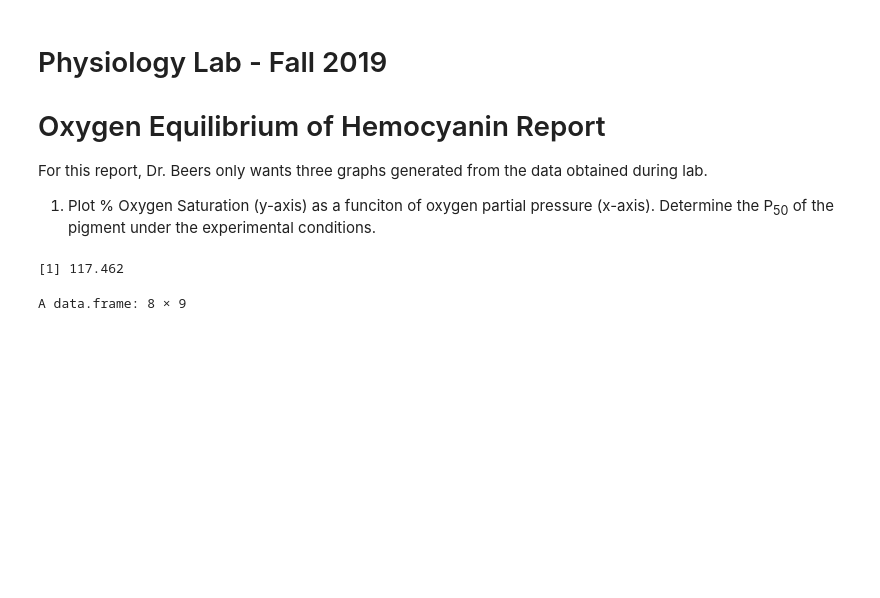
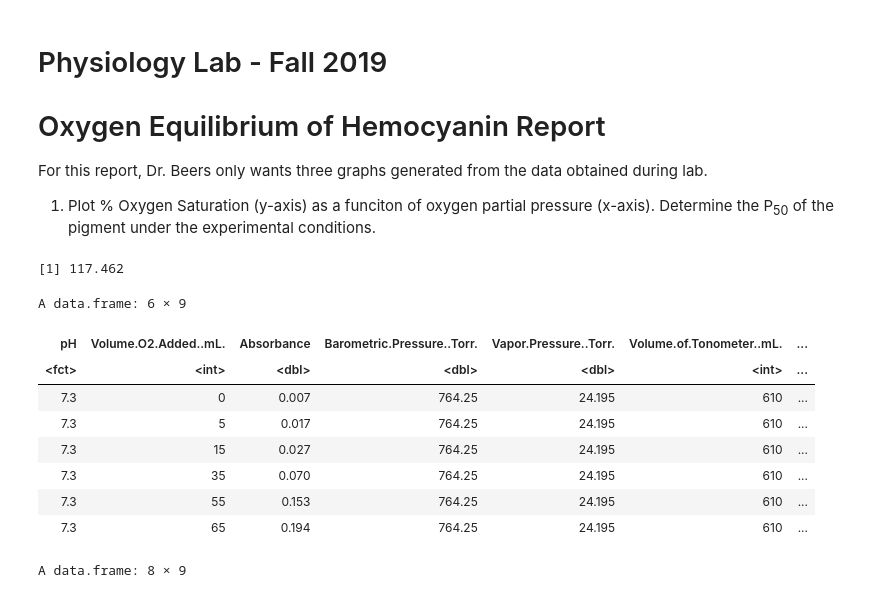
Before and after one commit to andrew2165/biometry_notebooks, a Jupyter notebook: OxygenEqOfHemocyanin.ipynb, the cells around one changed output. Saved outputs shown, nothing was run; the diff lists cells and outputs as text; code cells hidden in the pictures; blank space fills up the shorter version.

```diff
--- a/OxygenEqOfHemocyanin.ipynb
+++ b/OxygenEqOfHemocyanin.ipynb
@@ -13,6 +13,18 @@ hemodat$hill = log((hemodat$Percent.Oxy.Sat)*100/(100-(hemodat$Percent.Oxy.Sat*1
 max(hemodat$PO2)
 # %% [output]
 [1] 117.462
+# %%
+head(hemodat)
+# %% [output]
+A data.frame: 6 × 9
+| pH | Volume.O2.Added..mL. | Absorbance | Barometric.Pressure..Torr. | Vapor.Pressure..Torr. | Volume.of.Tonometer..mL. | ... |
+| <fct> | <int> | <dbl> | <dbl> | <dbl> | <int> | ... |
+| 7.3 | 0 | 0.007 | 764.25 | 24.195 | 610 | ... |
+| 7.3 | 5 | 0.017 | 764.25 | 24.195 | 610 | ... |
+| 7.3 | 15 | 0.027 | 764.25 | 24.195 | 610 | ... |
+| 7.3 | 35 | 0.070 | 764.25 | 24.195 | 610 | ... |
+| 7.3 | 55 | 0.153 | 764.25 | 24.195 | 610 | ... |
+| 7.3 | 65 | 0.194 | 764.25 | 24.195 | 610 | ... |
 # %%
 hem_73 = hemodat[hemodat$pH == '7.3',]
 hem_68 = hemodat[hemodat$pH == '6.8',]
```
Also changed, not shown: parts of 6 cells of this notebook.
